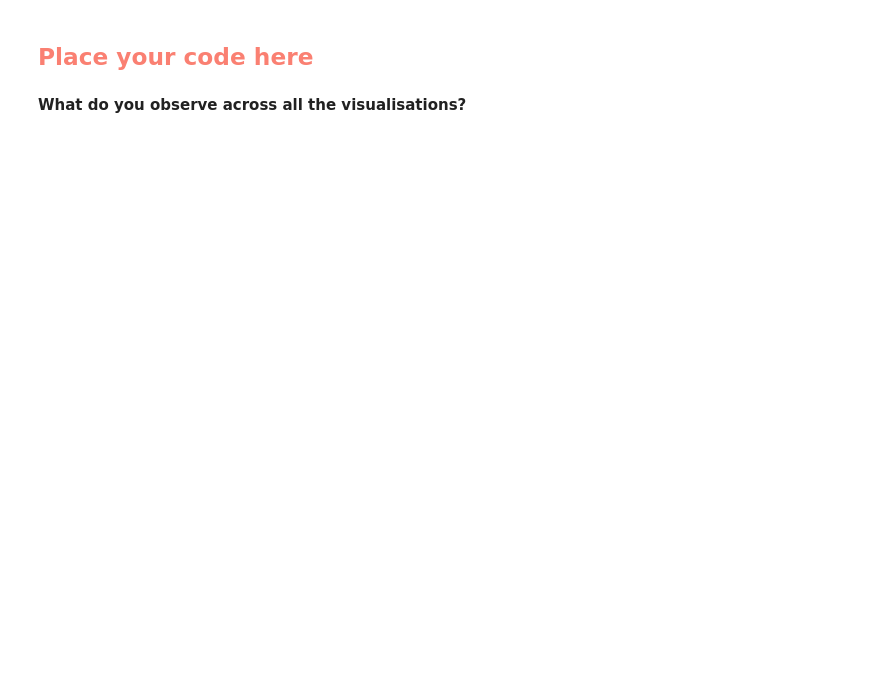
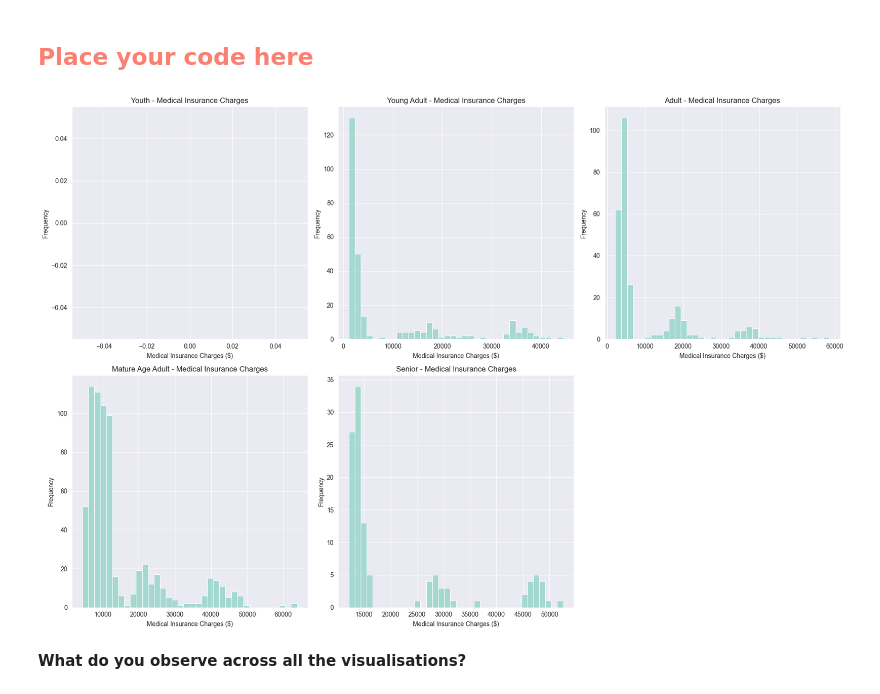
Before and after one commit to christinedbaxter/sb_CaseStudy_FamInsureCo, a Jupyter notebook: FamInsureCo_OLS_Case_Study.ipynb, the cells around one changed output. Saved outputs shown, nothing was run; the diff lists cells and outputs as text; code cells hidden in the pictures; blank space fills up the shorter version.

```diff
--- a/FamInsureCo_OLS_Case_Study.ipynb
+++ b/FamInsureCo_OLS_Case_Study.ipynb
@@ -319,5 +331,41 @@ i) Create a new column, `Age Classification` in your `FamInsureCo` dataframe usi
 ii) Upon completion of this, create 5 Histograms </b>, one for each of the different `Age Classifications` where the X argument is set to `medical_insurance_charges`
 # %% [markdown]
 <h2><b style="color:salmon"> Place your code here </b> </h2>
+# %%
+# Classifying age using conditions
+conditions = [
+
+    (FamInsureCo_Data['age'] < 18),
+    (FamInsureCo_Data['age'] >= 18) & (FamInsureCo_Data['age'] < 25),
+    (FamInsureCo_Data['age'] >= 25) & (FamInsureCo_Data['age'] < 35),
+    (FamInsureCo_Data['age'] >= 35) & (FamInsureCo_Data['age'] < 60),
+    (FamInsureCo_Data['age'] >= 60)
+]
+
+# Assigning labels to the conditions
+labels = ['Youth', 'Young Adult', 'Adult', 'Mature Age Adult', 'Senior']
+
+# Create new column for Age Classification
+FamInsureCo_Data['Age_Classification'] = np.select(conditions, labels)
+
+# Determine the number of bins for the histograms
+n_data = len(FamInsureCo_Data['Age_Classification'])
+n_bins = int(np.sqrt(n_data))
+
+# Create 5 histograms based on Age Classification where each histogram is based on the medical insurance charges
+# for each age group
+plt.figure(figsize=(18, 12))
+
+for i, age_class in enumerate(labels, 1):
+    plt.subplot(2, 3, i)
+    sns.histplot(data=FamInsureCo_Data[FamInsureCo_Data['Age_Classification'] == age_class], x='medical_insurance_charges', bins=n_bins, kde=False)
+    plt.title(f'{age_class} - Medical Insurance Charges')
+    plt.xlabel('Medical Insurance Charges ($)')
+    plt.ylabel('Frequency')
+
+plt.tight_layout()
+plt.show()
+# %% [output]
+[figure, added]
 # %% [markdown]
 <b> What do you observe across all the visualisations?</b>
```
Also changed, not shown: parts of 9 cells of this notebook.
